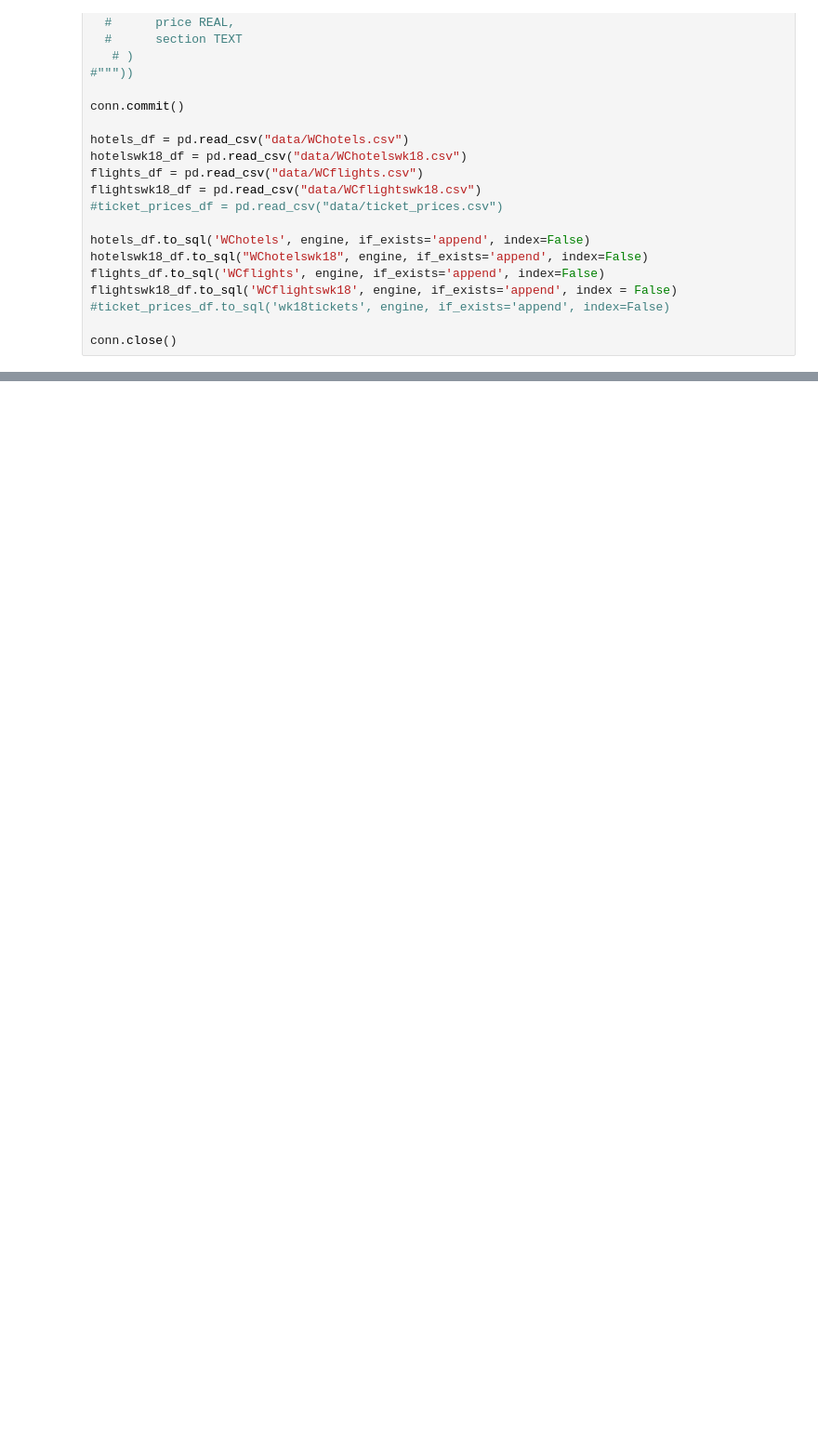
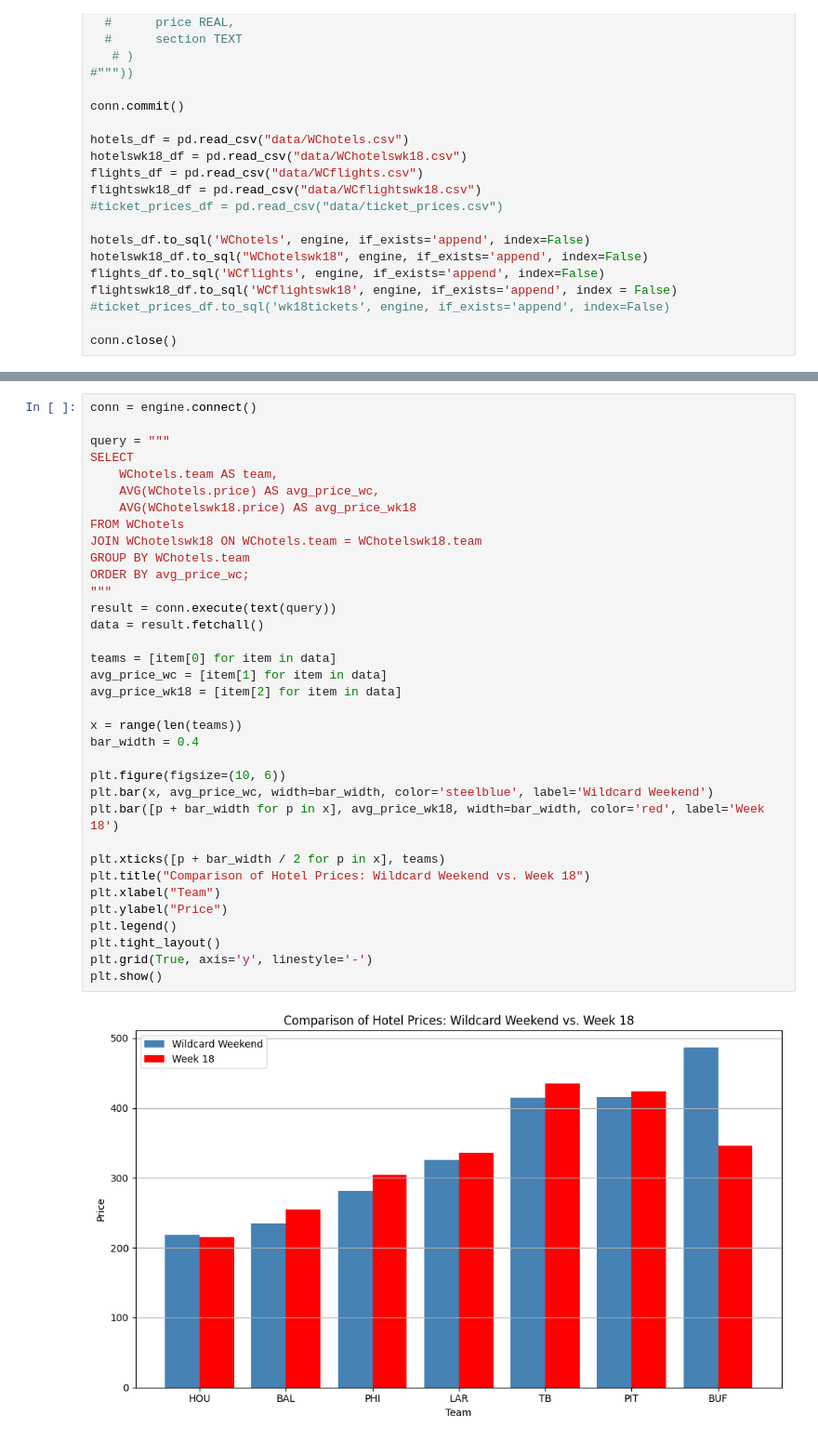
Before and after one commit to ColinM25/GamePlan, a Jupyter notebook: sql_querying.ipynb, the cells around one changed output, grey strips where cells are left out. Shown at 93% size. Saved outputs shown, nothing was run; the diff lists cells and outputs as text; blank space fills up the shorter version.

```diff
--- a/sql_querying.ipynb
+++ b/sql_querying.ipynb
@@ -114 +113,38 @@ conn.close()
+# %%
+conn = engine.connect()
+
+query = """
+SELECT
+    WChotels.team AS team,
+    AVG(WChotels.price) AS avg_price_wc,
+    AVG(WChotelswk18.price) AS avg_price_wk18
+FROM WChotels
+JOIN WChotelswk18 ON WChotels.team = WChotelswk18.team
+GROUP BY WChotels.team
+ORDER BY avg_price_wc;
+"""
+result = conn.execute(text(query))
+data = result.fetchall()
+
+teams = [item[0] for item in data]
+avg_price_wc = [item[1] for item in data]
+avg_price_wk18 = [item[2] for item in data]
+
+x = range(len(teams))
+bar_width = 0.4
+
+plt.figure(figsize=(10, 6))
+plt.bar(x, avg_price_wc, width=bar_width, color='steelblue', label='Wildcard Weekend')
+plt.bar([p + bar_width for p in x], avg_price_wk18, width=bar_width, color='red', label='Week 18')
+
+plt.xticks([p + bar_width / 2 for p in x], teams)
+plt.title("Comparison of Hotel Prices: Wildcard Weekend vs. Week 18")
+plt.xlabel("Team")
+plt.ylabel("Price")
+plt.legend()
+plt.tight_layout()
+plt.grid(True, axis='y', linestyle='-')
+plt.show()
+# %% [output]
+[figure, added]
 # %%
```
Also changed, not shown: parts of 5 cells of this notebook, 3 other files.
